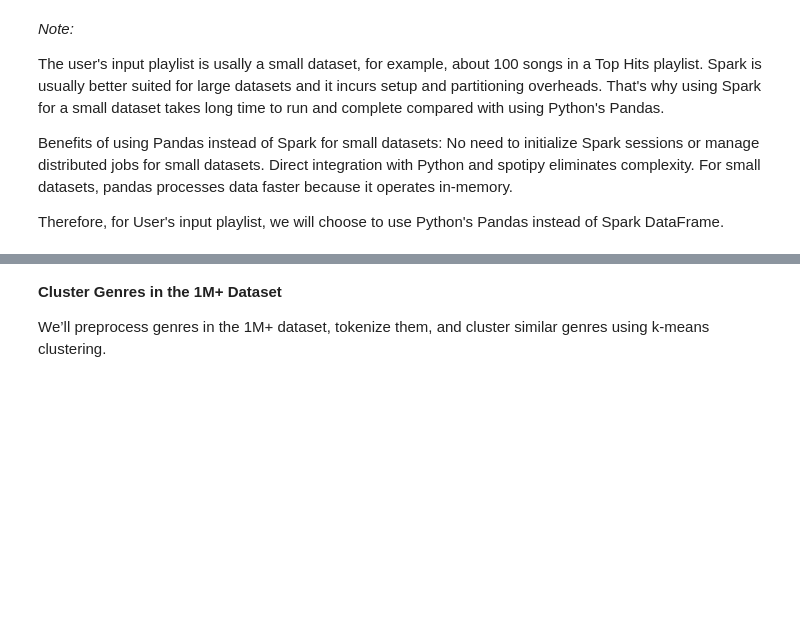
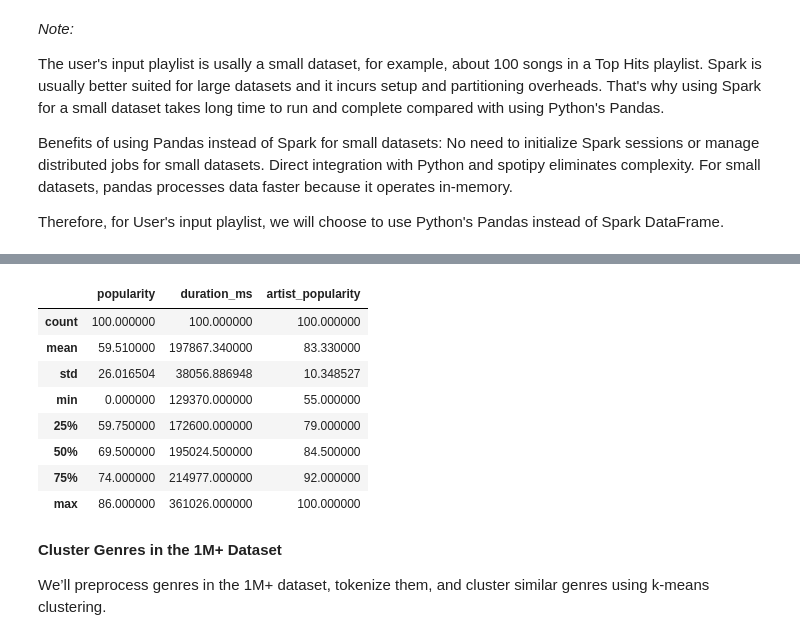
Before and after one commit to longnca/ENSF612-Project, a Jupyter notebook: spotify_project.ipynb, the cells around one changed output, grey strips where cells are left out. Cells and saved outputs as stored; diff of their text form; code cells hidden in the pictures; blank space fills up the shorter version.

```diff
--- a/spotify_project.ipynb
+++ b/spotify_project.ipynb
@@ -1091,3 +1073,15 @@ user_playlist_df.head()
+# %%
+user_playlist_df.describe()
+# %% [output]
+|  | popularity | duration_ms | artist_popularity |
+| count | 100.000000 | 100.000000 | 100.000000 |
+| mean | 59.510000 | 197867.340000 | 83.330000 |
+| std | 26.016504 | 38056.886948 | 10.348527 |
+| min | 0.000000 | 129370.000000 | 55.000000 |
+| 25% | 59.750000 | 172600.000000 | 79.000000 |
+| 50% | 69.500000 | 195024.500000 | 84.500000 |
+| 75% | 74.000000 | 214977.000000 | 92.000000 |
+| max | 86.000000 | 361026.000000 | 100.000000 |
 # %% [markdown]
 **Cluster Genres in the 1M+ Dataset**
 
```
Also changed, not shown: parts of 4 cells of this notebook.
